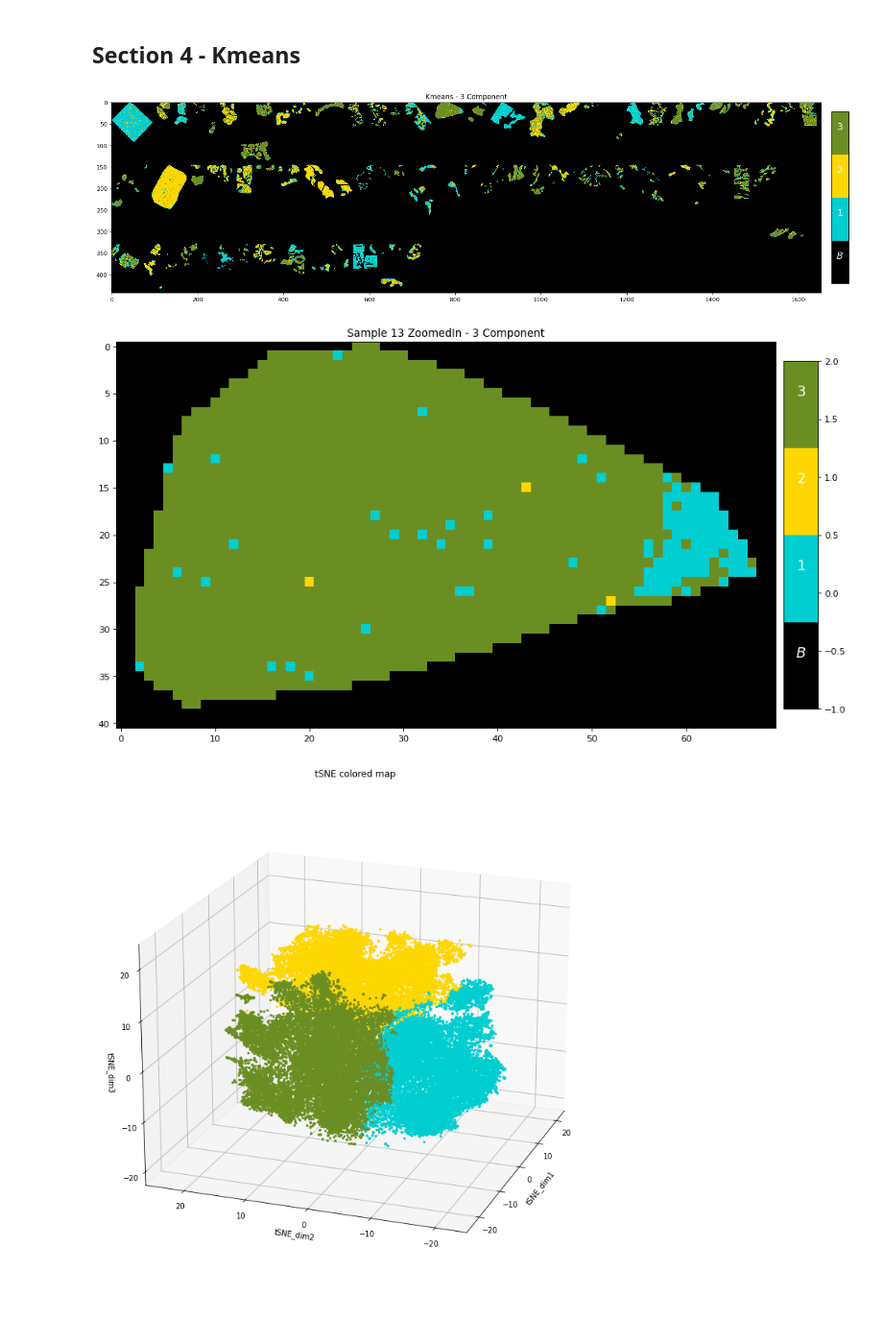
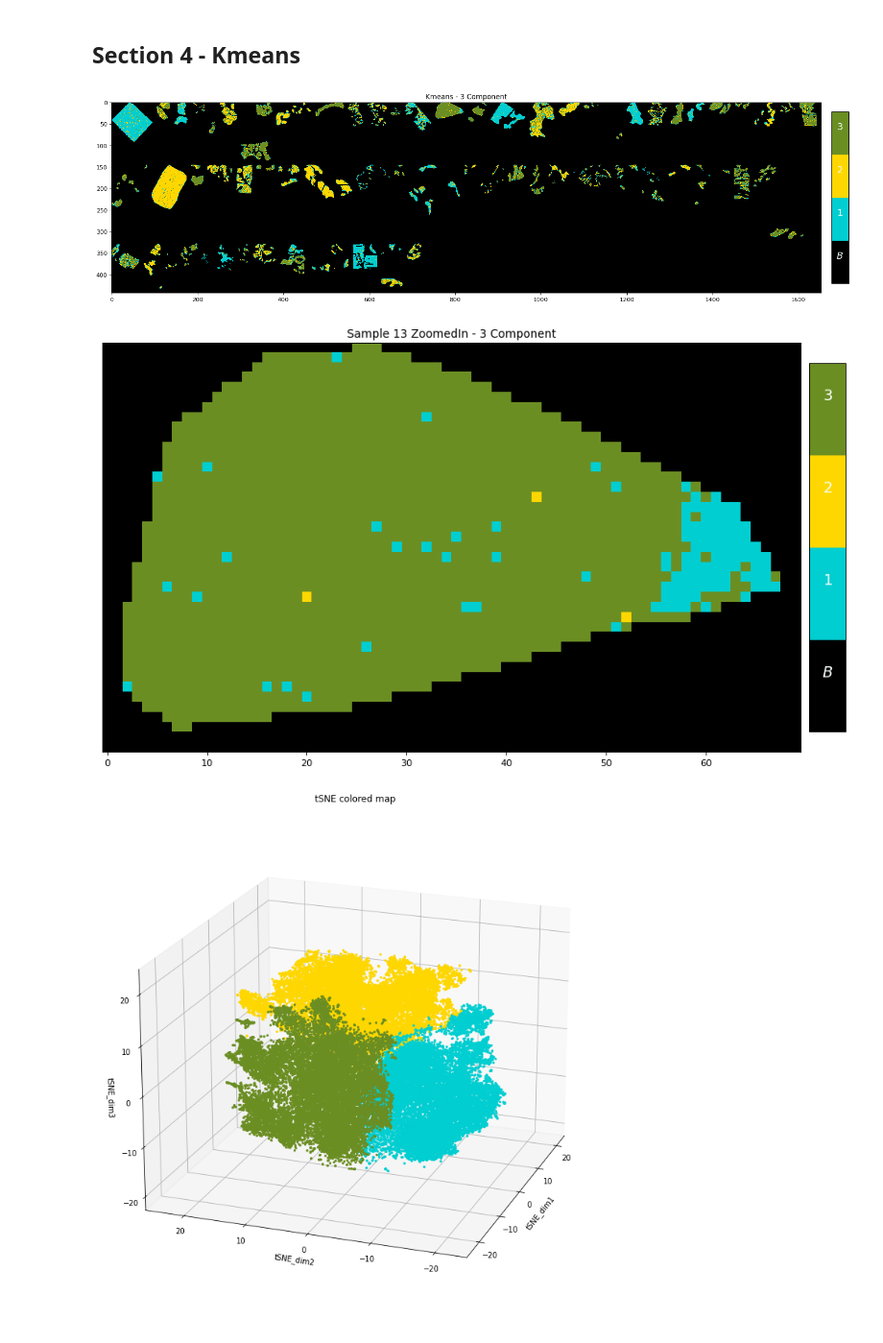
Before and after one commit to Youssef-Saleh/GP-MSI, a Jupyter notebook: MSI_Gastric.ipynb, the cells around one changed output. Shown at 96% size. Drawn from its saved outputs; the diff is of its cells as text; code cells hidden in the pictures.

```diff
--- a/MSI_Gastric.ipynb
+++ b/MSI_Gastric.ipynb
@@ -388,35 +388,37 @@ colors = ["black","darkturquoise","gold","olivedrab"]
 
 cmap = CreateColorMap(NumberofColors = 4 , colorsArray = colors )
 
 plt.figure(figsize=(25, 15), dpi=80)
 plt.figure(1)
 plt.subplot(311)
 plt.title("Kmeans - 3 Component")
 plt.imshow(KMeans_image_3, cmap=cmap)
 cbar = plt.colorbar(aspect=10,shrink=0.9, pad=0.01)
 
 cbar.ax.get_yaxis().set_ticks([])
 for j, lab in enumerate(['$B$','$1$','$2$','$3$']):
     cbar.ax.text(0.5, (j * 4.5 - 3.1) / 6, lab, ha='center', va='center', color="mintcream", fontsize=16, fontweight="extra bold", fontfamily="monospace" ) # the font doesn't acutally change, only the size & color :D
 
 plt.tight_layout()
 
 # Zooming on sample id 13
 zoomed_height_max , zoomed_height_min , zoomed_width_max , zoomed_width_min = SampleZoomIn(SampleID = 13 , PixelSampleID = pixel_to_sample_ID , padding_factor = 2)
 kmeans_zoomedin_image = KMeans_image_3[zoomed_height_min : zoomed_height_max+1, zoomed_width_min : zoomed_width_max+1]
 
 
 plt.figure(figsize=(16, 8), dpi=80)
 plt.title("Sample 13 ZoomedIn - 3 Component")
 plt.imshow(kmeans_zoomedin_image, cmap=cmap)
 cbar2 = plt.colorbar(aspect=10,shrink=0.9, pad=0.01)
+cbar2.ax.tick_params(size=0)
+plt.yticks([])
 
-cbar.ax.get_yaxis().set_ticks([])
+cbar2.ax.get_yaxis().set_ticks([])
 for j, lab in enumerate(['$B$','$1$','$2$','$3$']):
     cbar2.ax.text(0.5, (j * 4.5 - 3.1) /6 , lab, ha='center', va='center', color="mintcream", fontsize=16, fontweight="extra bold", fontfamily="monospace" ) # the font doesn't acutally change, only the size & color :D
 # %% [output]
 [figure]
-[figure, old version]
+[figure, new version]
 # %%
 colors =["darkturquoise","gold","olivedrab"]
 cmap = CreateColorMap(NumberofColors = 3 , colorsArray = colors )
```
Also changed, not shown: parts of 2 cells of this notebook.
